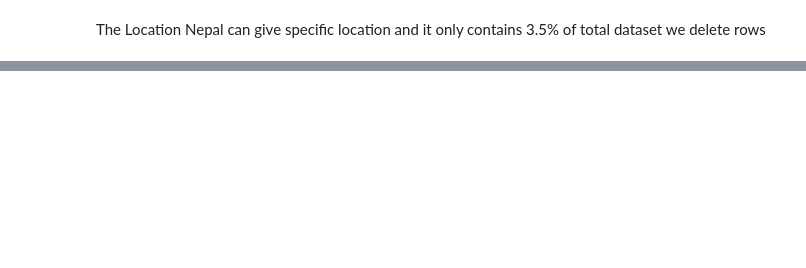
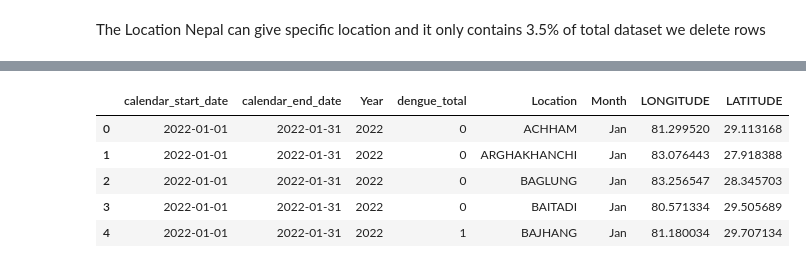
Before and after one commit to piyushshrestha55/ML_GROUP_ASSIGNMENT, a Jupyter notebook: modules/clean.ipynb, the cells around one changed output, grey strips where cells are left out. Cells and saved outputs as stored; diff of their text form; code cells hidden in the pictures; blank space fills up the shorter version.

```diff
--- a/modules/clean.ipynb
+++ b/modules/clean.ipynb
@@ -72,0 +235,10 @@ dengu_temporal.head()
+# %%
+merged_df.drop(columns=["DISTRICT"], inplace=True)
+merged_df.head()
+# %% [output]
+|  | calendar_start_date | calendar_end_date | Year | dengue_total | Location | Month | LONGITUDE | LATITUDE |
+| 0 | 2022-01-01 | 2022-01-31 | 2022 | 0 | ACHHAM | Jan | 81.299520 | 29.113168 |
+| 1 | 2022-01-01 | 2022-01-31 | 2022 | 0 | ARGHAKHANCHI | Jan | 83.076443 | 27.918388 |
+| 2 | 2022-01-01 | 2022-01-31 | 2022 | 0 | BAGLUNG | Jan | 83.256547 | 28.345703 |
+| 3 | 2022-01-01 | 2022-01-31 | 2022 | 0 | BAITADI | Jan | 80.571334 | 29.505689 |
+| 4 | 2022-01-01 | 2022-01-31 | 2022 | 1 | BAJHANG | Jan | 81.180034 | 29.707134 |
```
Also changed, not shown: parts of 11 cells of this notebook, 2 other files.
